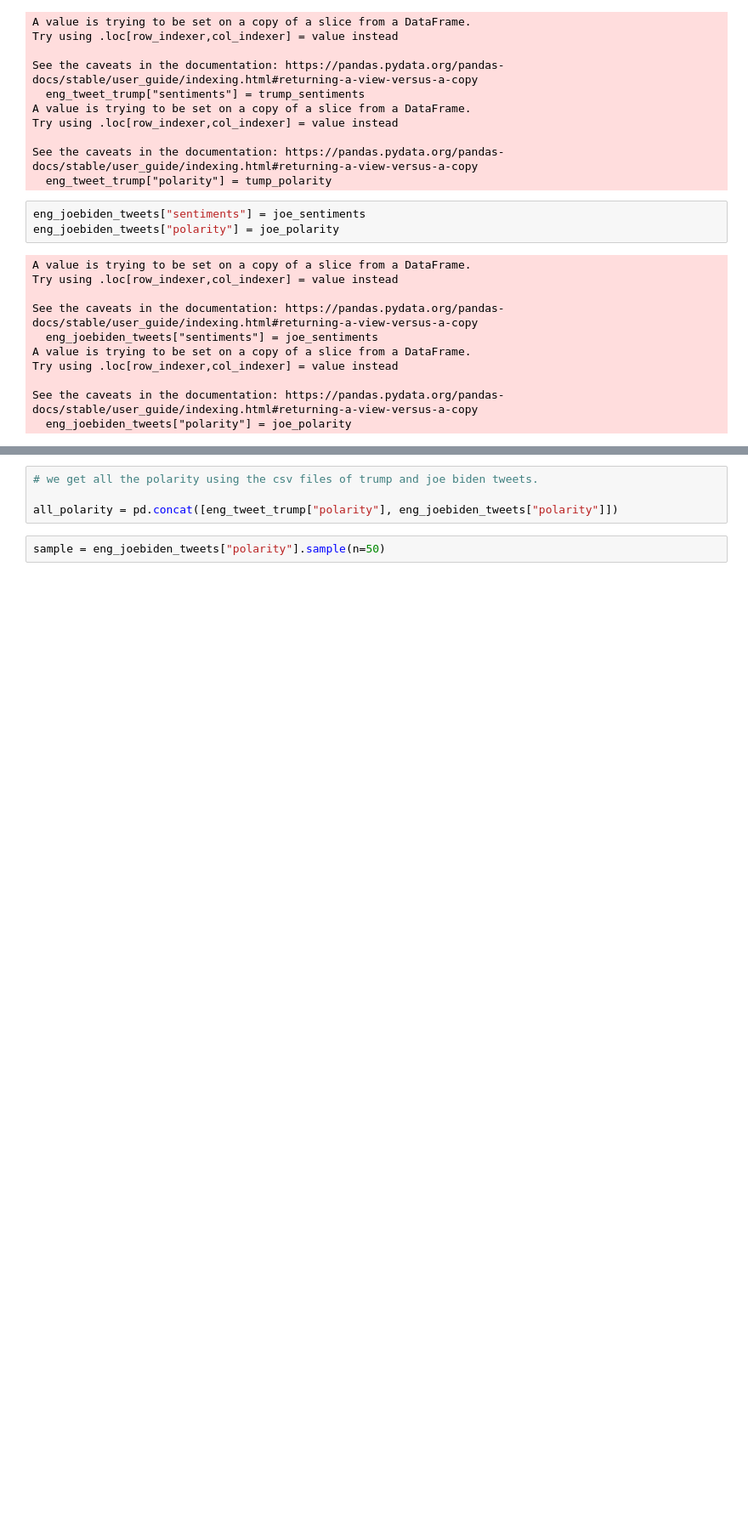
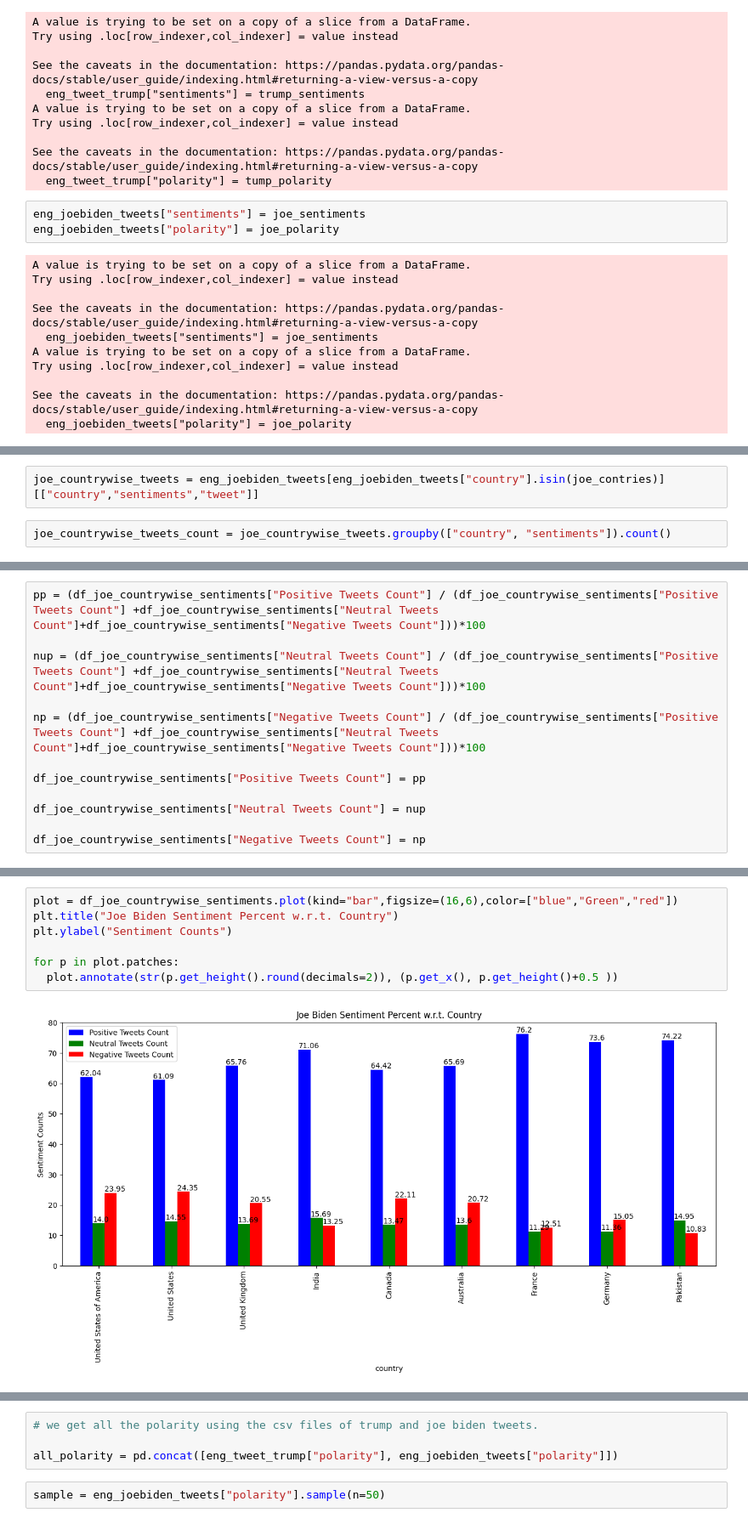
Before and after one commit to adityaaggupta2017/Data_Science_Project, a Jupyter notebook: main.ipynb, the cells around one changed output, grey strips where cells are left out. Shown at 85% size. Cells and saved outputs as stored; diff of their text form; blank space fills up the shorter version.

```diff
--- a/main.ipynb
+++ b/main.ipynb
@@ -845,0 +915,4 @@ See the caveats in the documentation: https://pandas.pydata.org/pandas-docs/stab
+# %%
+joe_countrywise_tweets = eng_joebiden_tweets[eng_joebiden_tweets["country"].isin(joe_contries)][["country","sentiments","tweet"]]
+# %%
+joe_countrywise_tweets_count = joe_countrywise_tweets.groupby(["country", "sentiments"]).count()
@@ -845,0 +946,12 @@ See the caveats in the documentation: https://pandas.pydata.org/pandas-docs/stab
+# %%
+pp = (df_joe_countrywise_sentiments["Positive Tweets Count"] / (df_joe_countrywise_sentiments["Positive Tweets Count"] +df_joe_countrywise_sentiments["Neutral Tweets Count"]+df_joe_countrywise_sentiments["Negative Tweets Count"]))*100
+
+nup = (df_joe_countrywise_sentiments["Neutral Tweets Count"] / (df_joe_countrywise_sentiments["Positive Tweets Count"] +df_joe_countrywise_sentiments["Neutral Tweets Count"]+df_joe_countrywise_sentiments["Negative Tweets Count"]))*100
+
+np = (df_joe_countrywise_sentiments["Negative Tweets Count"] / (df_joe_countrywise_sentiments["Positive Tweets Count"] +df_joe_countrywise_sentiments["Neutral Tweets Count"]+df_joe_countrywise_sentiments["Negative Tweets Count"]))*100
+
+df_joe_countrywise_sentiments["Positive Tweets Count"] = pp
+
+df_joe_countrywise_sentiments["Neutral Tweets Count"] = nup
+
+df_joe_countrywise_sentiments["Negative Tweets Count"] = np
@@ -845,0 +967,9 @@ See the caveats in the documentation: https://pandas.pydata.org/pandas-docs/stab
+# %%
+plot = df_joe_countrywise_sentiments.plot(kind="bar",figsize=(16,6),color=["blue","Green","red"])
+plt.title("Joe Biden Sentiment Percent w.r.t. Country")
+plt.ylabel("Sentiment Counts")
+
+for p in plot.patches:
+  plot.annotate(str(p.get_height().round(decimals=2)), (p.get_x(), p.get_height()+0.5 ))
+# %% [output]
+[figure, added]
```
Also changed, not shown: parts of 47 cells of this notebook.
